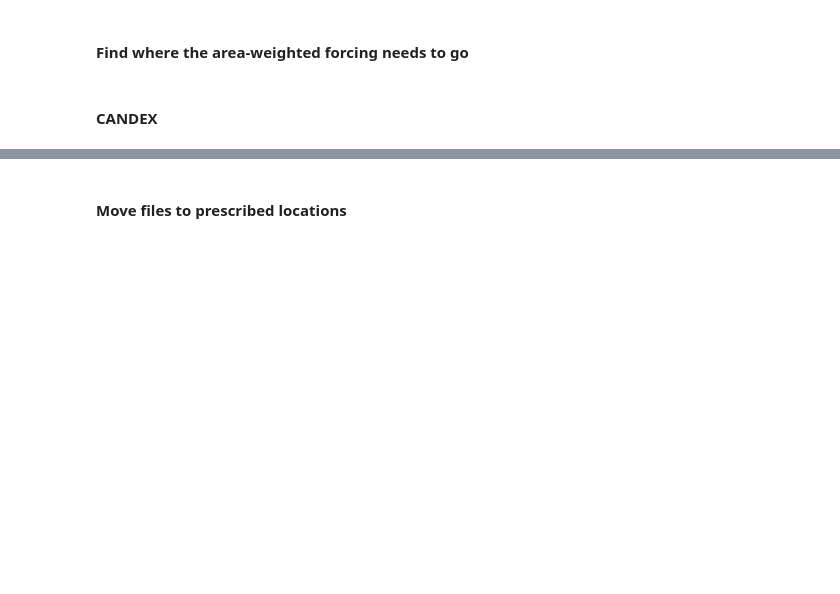
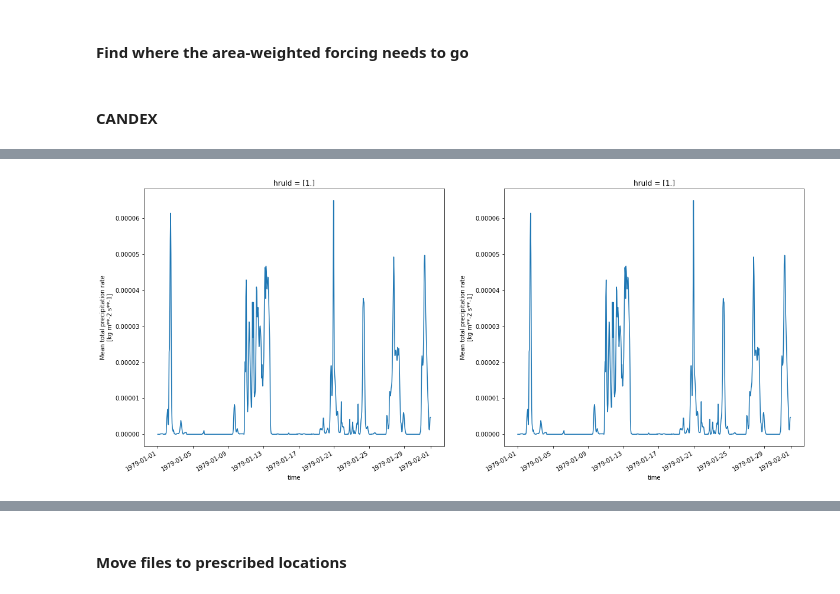
Before and after one commit to CH-Earth/CWARHM, a Jupyter notebook: 5_model_input/SUMMA/2_forcing/1_make_one_weighted_forcing_file.ipynb, the cells around one changed output, grey strips where cells are left out. Cells and saved outputs as stored; diff of their text form; code cells hidden in the pictures; blank space fills up the shorter version.

```diff
--- a/5_model_input/SUMMA/2_forcing/1_make_one_weighted_forcing_file.ipynb
+++ b/5_model_input/SUMMA/2_forcing/1_make_one_weighted_forcing_file.ipynb
@@ -236,0 +286,10 @@ Ended   at date and time 2021-03-18 11:03:42.227872
+# %%
+var = 'pptrate'
+hru = 1
+oldID,newID = (old_forcing['hruId'] == hru),(new_forcing['hruId'] == hru)
+
+fig, axs = plt.subplots(1,2,figsize=(20,8))
+old_forcing[var].isel(hru=oldID).plot(ax=axs[0]); axs[0].set_title('hruId = {}'.format(old_forcing['hruId'].isel(hru=oldID).values));
+new_forcing[var].isel(hru=newID).plot(ax=axs[1]); axs[1].set_title('hruId = {}'.format(new_forcing['hruId'].isel(hru=newID).values));
+# %% [output]
+[figure, added]
```
Also changed, not shown: parts of 11 cells of this notebook, 3 other files.
